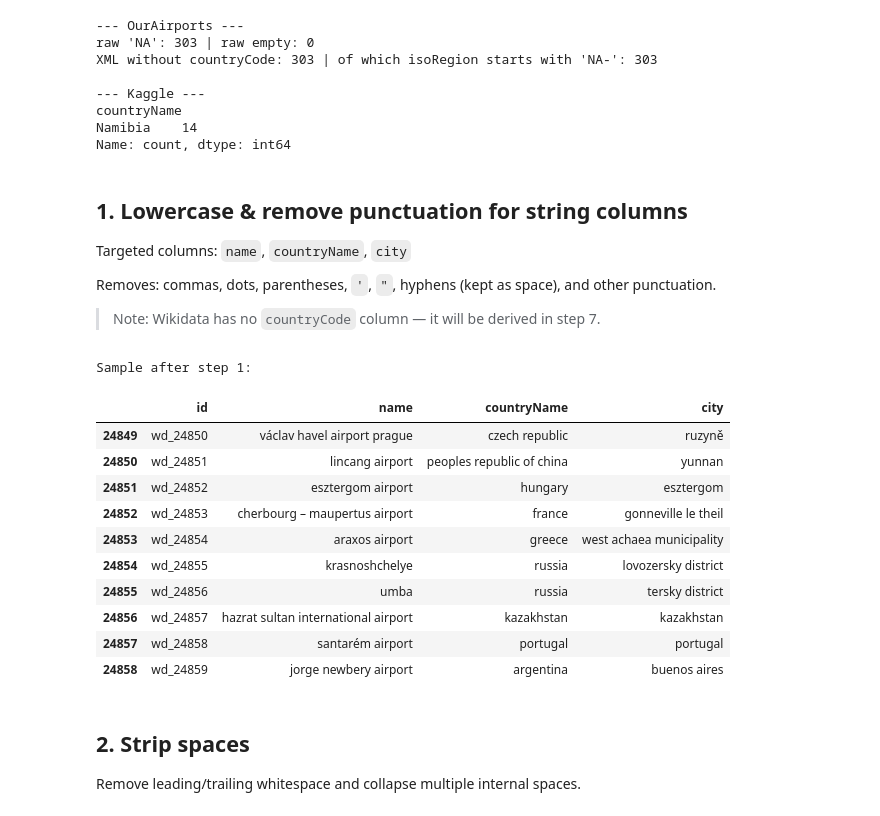
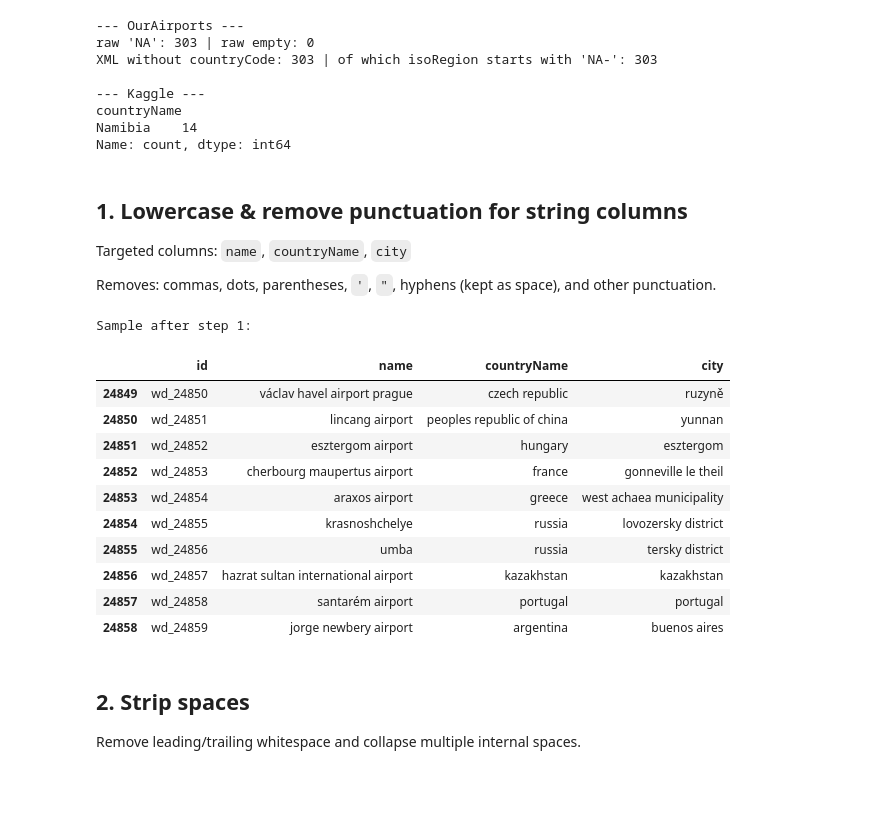
Before and after one commit to Wh4130/Web-Data-Integration-Project, a Jupyter notebook: notebooks/Wikidata/wikidata_normalization.ipynb, the cells around one changed output. Saved outputs shown, nothing was run; the diff lists cells and outputs as text; code cells hidden in the pictures; blank space fills up the shorter version.

Commit message:
(data) Wikidata normalization: treat & as separator, null more historical country codes

```diff
--- a/notebooks/Wikidata/wikidata_normalization.ipynb
+++ b/notebooks/Wikidata/wikidata_normalization.ipynb
@@ -134,9 +134,9 @@ Most countries that `pycountry` answers incorrectly are mapped correctly by `cou
 1. Historical states (e.g., Nazi Germany, Soviet Union, Ethiopian Empire) have changing borders, so the airport may now lie in a different country than the nominal successor state. We therefore leave countryCode null for these records.
 2. `countryguess` still returns a wrong code for a few names (e.g., Republic of Abkhazia → AL, Trucial States → OM).
 # %%
-HISTORICAL_COUNTRIES = {"Ethiopian Empire", "Nazi Germany", "Soviet Union"}
+HISTORICAL_COUNTRIES = {"Ethiopian Empire", "Nazi Germany", "Soviet Union", "Empire of Japan", "British India", "Mandatory Palestine"}
 INCORRECT_ITEMS = {"Trucial States", "Republic of Abkhazia"}
 
 for c in HISTORICAL_COUNTRIES | INCORRECT_ITEMS:
-    print(f"{c:<24} {countryguess_map[c]}")
+    print(f"{c:<40} {countryguess_map[c]}")
 # %% [output]
@@ -206,38 +211,35 @@ Name: count, dtype: int64
 Targeted columns: `name`, `countryName`, `city`
 
 Removes: commas, dots, parentheses, `'`, `"`, hyphens (kept as space), and other punctuation.
-
-> Note: Wikidata has no `countryCode` column — it will be derived in step 7.
 # %%
 STRING_COLS = ["name", "countryName", "city"]
 
 # Apply the same rule as in Kaggle
 # Characters to remove completely
-REMOVE_CHARS = re.compile(r"[,\.\(\)'\"\!\?\:\;\`\~]")
-# Hyphens/slashes -> space so 'Saint-Pierre' becomes 'saint pierre'
-HYPHEN_CHARS = re.compile(r"[-/]")
+REMOVE_CHARS = re.compile(r"[,\.\(\)'\"\!\?\:\;\`\~‘’“”]")
+HYPHEN_CHARS = re.compile(r"[-/&‐‑–—]")
 
 def lowercase_remove_punct(text):
     if not isinstance(text, str):
         return text
     text = text.lower()
     text = HYPHEN_CHARS.sub(" ", text)
     text = REMOVE_CHARS.sub("", text)
     return text
 
 for col in STRING_COLS:
     if col in df.columns:
         df[col] = df[col].apply(lowercase_remove_punct)
 
 print("Sample after step 1:")
 df[["id", "name", "countryName", "city"]].tail(10)
 # %% [output]
 Sample after step 1:
 |  | id | name | countryName | city |
 | 24849 | wd_24850 | václav havel airport prague | czech republic | ruzyně |
 | 24850 | wd_24851 | lincang airport | peoples republic of china | yunnan |
 | 24851 | wd_24852 | esztergom airport | hungary | esztergom |
-| 24852 | wd_24853 | cherbourg – maupertus airport | france | gonneville le theil |
+| 24852 | wd_24853 | cherbourg maupertus airport | france | gonneville le theil |
 | 24853 | wd_24854 | araxos airport | greece | west achaea municipality |
 | 24854 | wd_24855 | krasnoshchelye | russia | lovozersky district |
 | 24855 | wd_24856 | umba | russia | tersky district |
```
Also changed, not shown: parts of 7 cells of this notebook, 1 other file.
